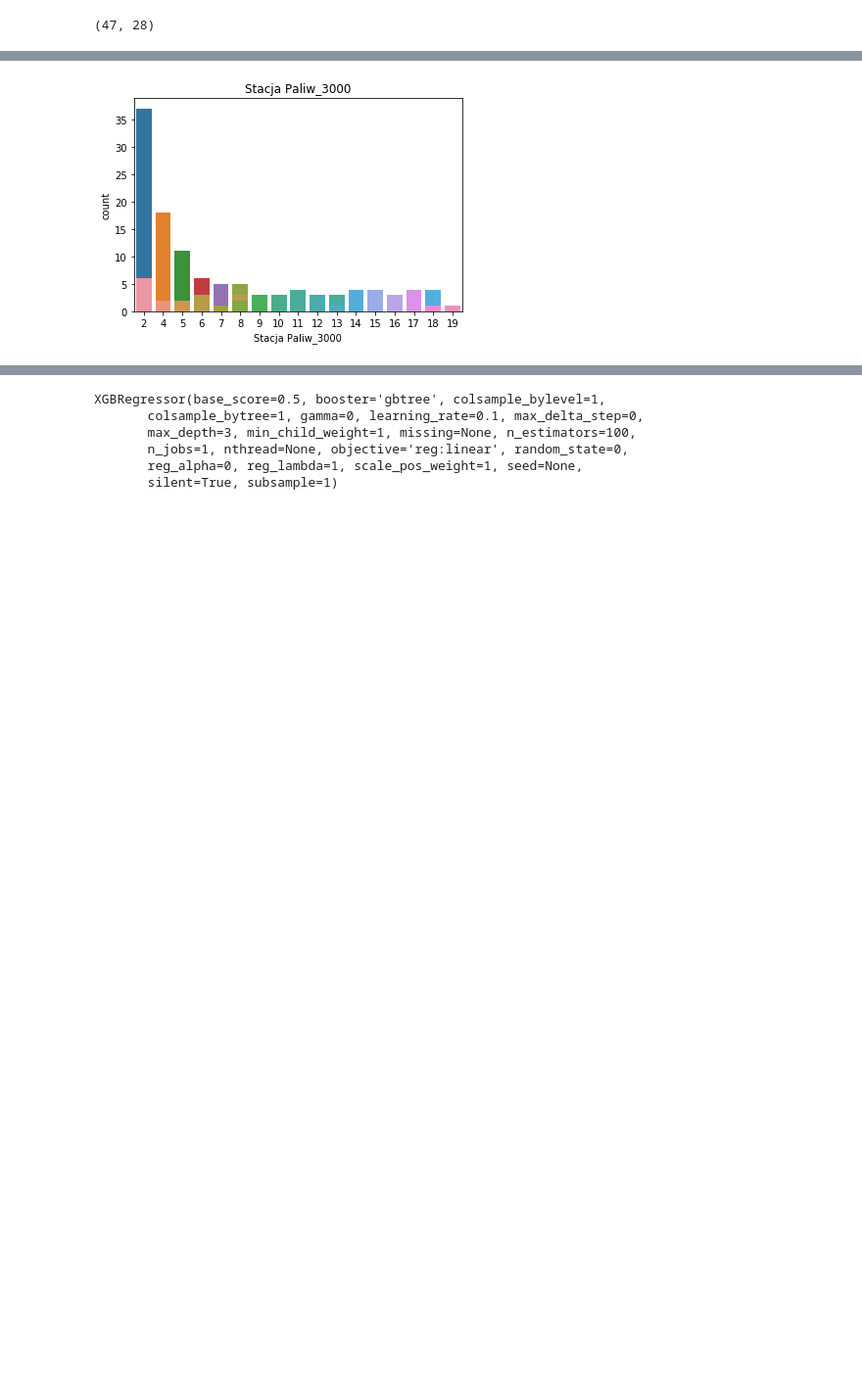
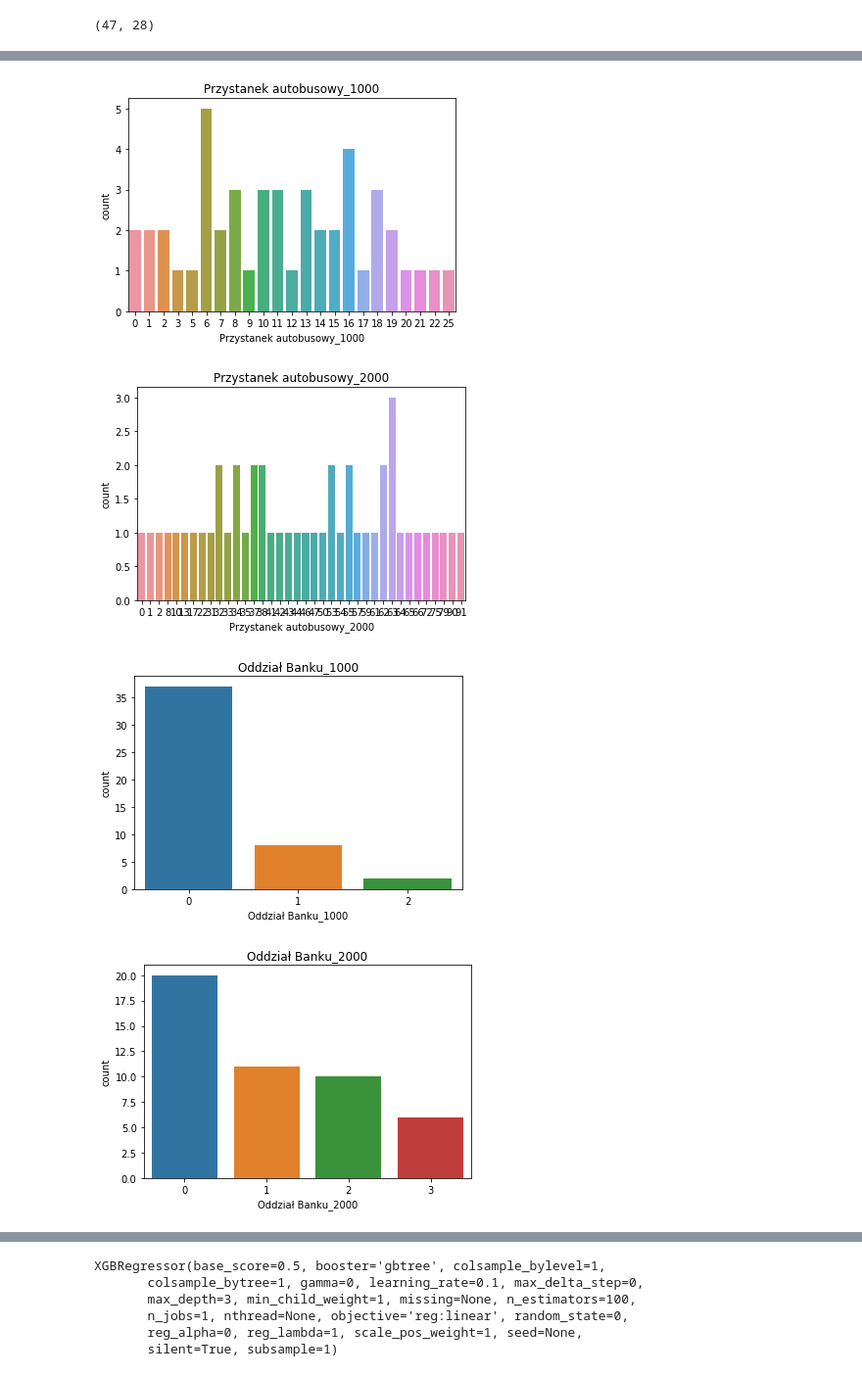
Before and after one commit to Michal-lis/Data_Analysis_Hackaton, a Jupyter notebook: jupyters/notebook.ipynb, the cells around one changed output, grey strips where cells are left out. Shown at 98% size. Drawn from its saved outputs; the diff is of its cells as text; code cells hidden in the pictures; blank space fills up the shorter version.

```diff
--- a/jupyters/notebook.ipynb
+++ b/jupyters/notebook.ipynb
@@ -78,7 +77,7 @@ data.shape
 data.to_csv('./processed_data.csv')
 # %%
 import pandas as pd
-data = pd.read_csv('./data/processed_data.csv', index_col=0)
+data = pd.read_csv('./processed_data.csv', index_col=0)
 # %%
 import math
 import matplotlib.pyplot as plt
@@ -97,6 +96,5 @@ continuous = ['pm1', 'pm10', 'pm25', 'dochod_bud_pra_9',
 # %%
 for attr in continuous:
     sns.distplot(data[attr], bins=10).set_title(attr)
-    # plt.figure()
-    plt.savefig("dist_{}.png".format(attr), bbox_inches='tight',  pad_inches=1)
+    plt.figure()
 # %% [output]
@@ -104,6 +114,9 @@ for attr in continuous:
 # %%
 for attr in discrete:
     sns.countplot(data[attr]).set_title(attr)
-    plt.savefig("dist_{}.png".format(attr), bbox_inches='tight',  pad_inches=1)
+    plt.figure()
 # %% [output]
-[figure, old version]
+[figure, new version]
+[figure, added]
+[figure, added]
+[figure, added]
```
Also changed, not shown: parts of 14 cells of this notebook, 25 other files.
